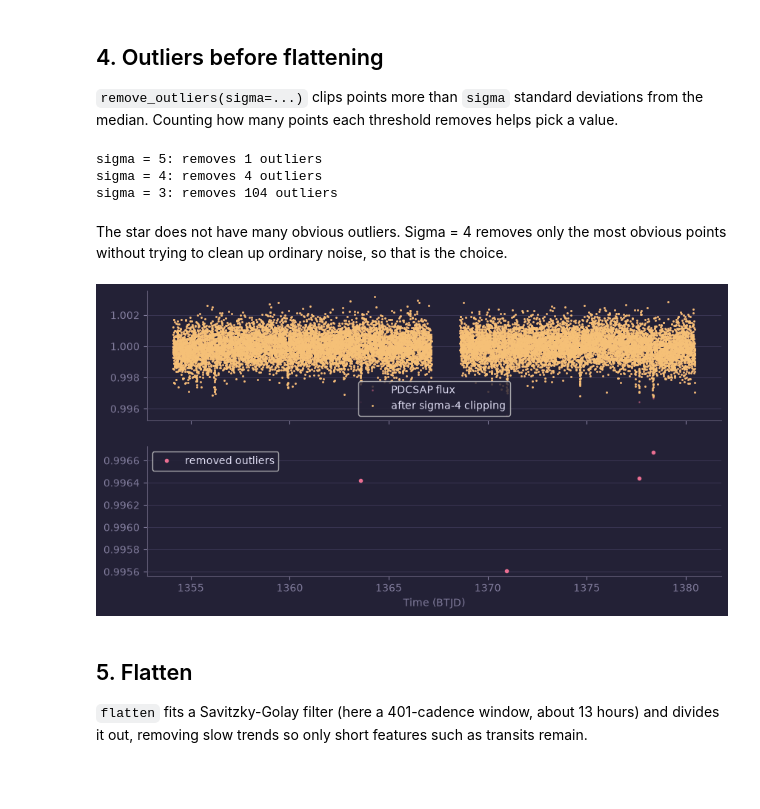
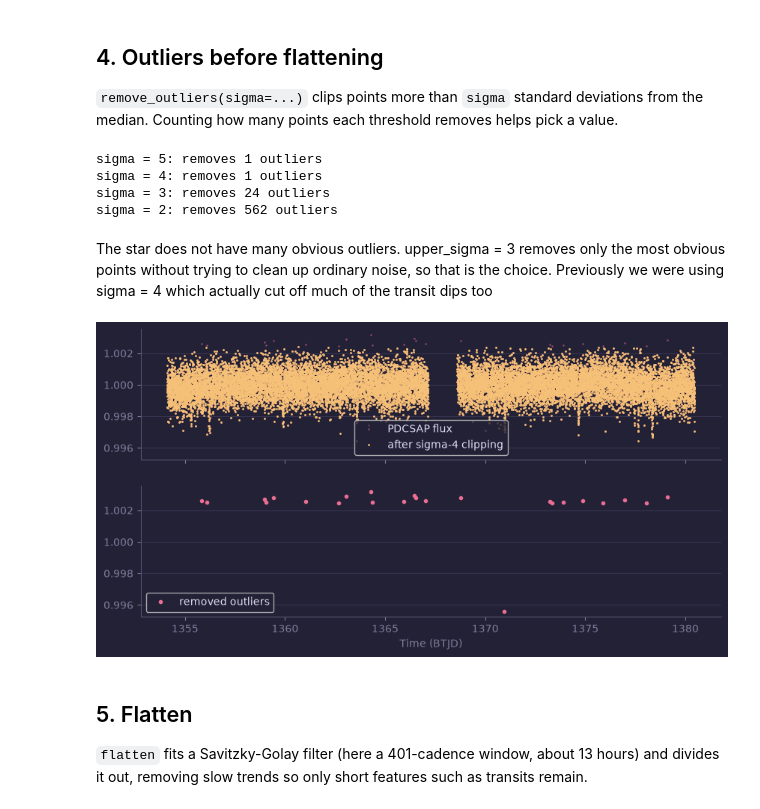
Before and after one commit to DalKachori/TESS_LC_ANALYSIS, a Jupyter notebook: l98-59_transit_analysis.ipynb, the cells around one changed output. Drawn from its saved outputs; the diff is of its cells as text; code cells hidden in the pictures; blank space fills up the shorter version.

Commit message:
Using masked filters and using the pipeline to average over many observations

```diff
--- a/l98-59_transit_analysis.ipynb
+++ b/l98-59_transit_analysis.ipynb
@@ -104,29 +104,30 @@ plt.show()
 
 `remove_outliers(sigma=...)` clips points more than `sigma` standard deviations from the median. Counting how many points each threshold removes helps pick a value.
 # %%
-for s in (5, 4, 3):
-    _, m = lc.remove_outliers(sigma=s, return_mask=True)
+for s in (5, 4, 3, 2):
+    _, m = lc.remove_outliers(sigma_upper=s, return_mask=True)
     print(f"sigma = {s}: removes {m.sum()} outliers")
 # %% [output]
 sigma = 5: removes 1 outliers
-sigma = 4: removes 4 outliers
-sigma = 3: removes 104 outliers
+sigma = 4: removes 1 outliers
+sigma = 3: removes 24 outliers
+sigma = 2: removes 562 outliers
 # %% [markdown]
-The star does not have many obvious outliers. Sigma = 4 removes only the most obvious points without trying to clean up ordinary noise, so that is the choice.
+The star does not have many obvious outliers. upper_sigma = 3 removes only the most obvious points without trying to clean up ordinary noise, so that is the choice. Previously we were using sigma = 4 which actually cut off much of the transit dips too
 # %%
-lc_clean, mask = lc.remove_outliers(sigma=4, return_mask=True)
+lc_clean, mask = lc.remove_outliers(sigma_upper=3, return_mask=True)
 outliers = lc[mask]          # the points that were removed
 
 fig, (ax1, ax2) = plt.subplots(2, 1, figsize=(10, 5), sharex=True)
 ax1.plot(lc.time.value, lc.flux.value, '.', markersize=2, alpha=0.4, label='PDCSAP flux')
 ax1.plot(lc_clean.time.value, lc_clean.flux.value, '.', markersize=2, label='after sigma-4 clipping')
 ax1.legend()
 ax2.plot(outliers.time.value, outliers.flux.value, '.', label='removed outliers')
 ax2.set_xlabel('Time (BTJD)')
 ax2.legend()
 plt.show()
 # %% [output]
-[figure, old version]
+[figure, new version]
 # %% [markdown]
 ## 5. Flatten
 
```
Also changed, not shown: parts of 14 cells of this notebook, 3 other files.
